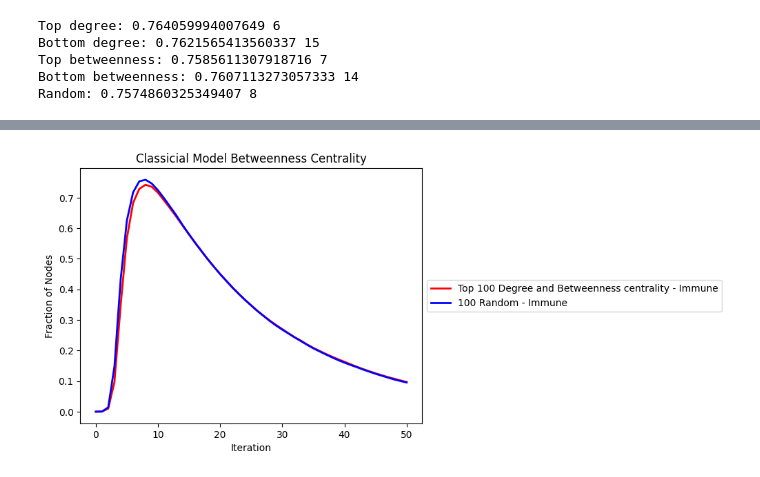
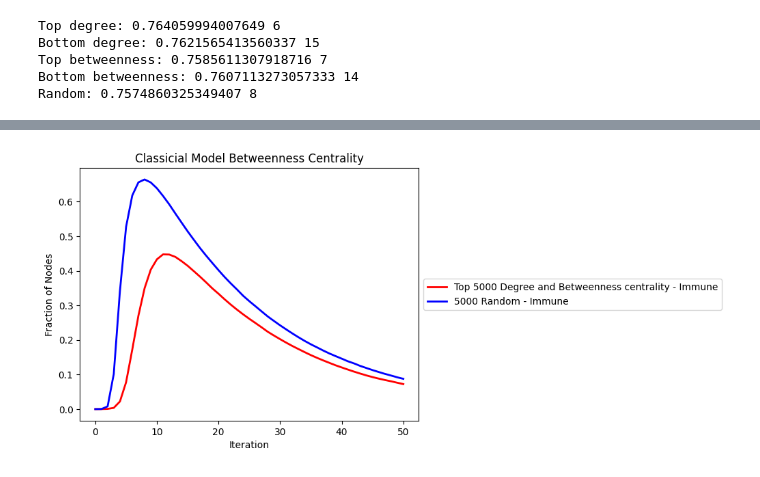
Before and after one commit to NetworkGang/NA-Project, a Jupyter notebook: src/Model_Comparisons.ipynb, the cells around one changed output, grey strips where cells are left out. Cells and saved outputs as stored; diff of their text form; code cells hidden in the pictures.

```diff
--- a/src/Model_Comparisons.ipynb
+++ b/src/Model_Comparisons.ipynb
@@ -141,11 +141,16 @@ print(random_recovered)
 def undisjoint(n = None):
     n = n or _n
 
-    top_n_deg, bot_n_deg = get_starter_degreenodes(n)
-    top_n_bet, bot_n_bet = get_starter_betweennodes(n)
-    top_n_deg_bet = set(top_n_deg).union(set(top_n_bet))
-    bot_n_deg_bet = set(bot_n_deg).union(set(bot_n_bet))
-    top_n_deg_bet = list(top_n_deg_bet)
-    bot_n_deg_bet = list(bot_n_deg_bet)
-    return top_n_deg_bet[:n], bot_n_deg_bet[:n]
+    # Get top n*2 degree nodes
+    top_deg, bot_deg = get_starter_degreenodes(n*2)
+    # Sort them by betweenness
+    top_deg_bet = betweenness_from_nodelist(top_deg)
+    bot_deg_bet = betweenness_from_nodelist(bot_deg)
+    top_deg_bet.sort(key=lambda x: x[1], reverse=True)
+    bot_deg_bet.sort(key=lambda x: x[1], reverse=False)
+    # Get top n degree nodes
+    top_deg_bet = [node for node, _ in top_deg_bet[:n]]
+    bot_deg_bet = [node for node, _ in bot_deg_bet[:n]]
+
+    return top_deg_bet, bot_deg_bet
 # %% [output]
@@ -614,20 +619,20 @@ classical_plot_recovered()
 # %%
 def classical_plot_recovered_un():
     model_between = ClassicalModel(G)
     beta, gamma = 0.4, 0.05
     model_between.set_parameters(beta, gamma)
 
     top_degbet_results, random_results= plot_immune_undisjoint(
         model_between,
         title='Classicial Model Betweenness Centrality',
         iterations=50,
         infected=True,
         # susceptible=True,
         #recovered=True,
-        n_vaccinated= 100
+        n_vaccinated= 5000
     )
 
     return top_degbet_results, random_results
 top_degbet_results_UN, random_results_UN = classical_plot_recovered_un()
 # %% [output]
-[figure, old version]
+[figure, new version]
```
Also changed, not shown: parts of 4 cells of this notebook.
